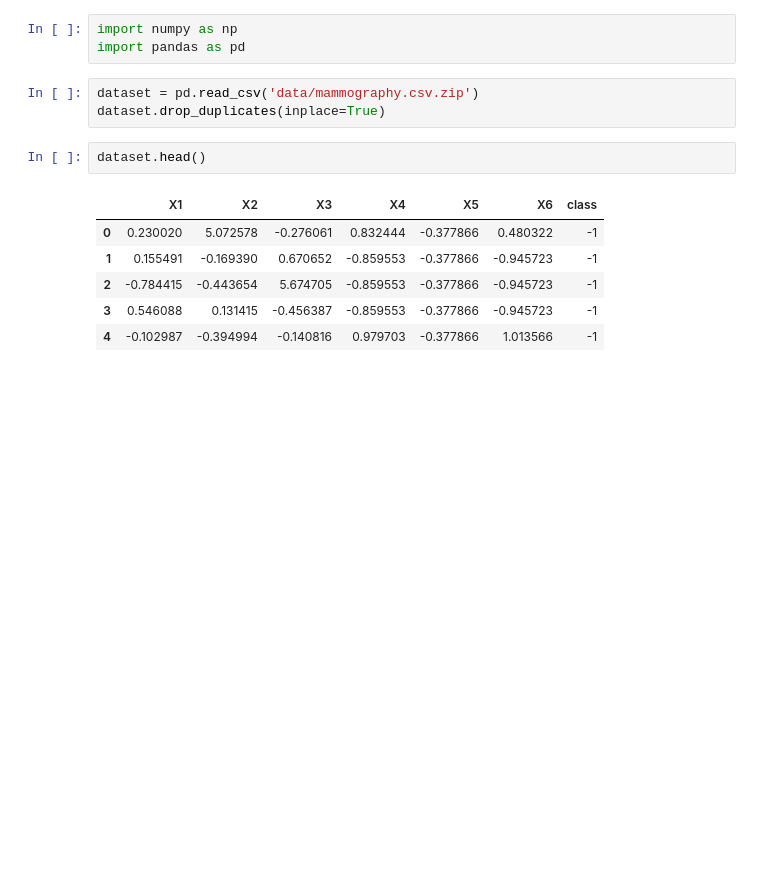
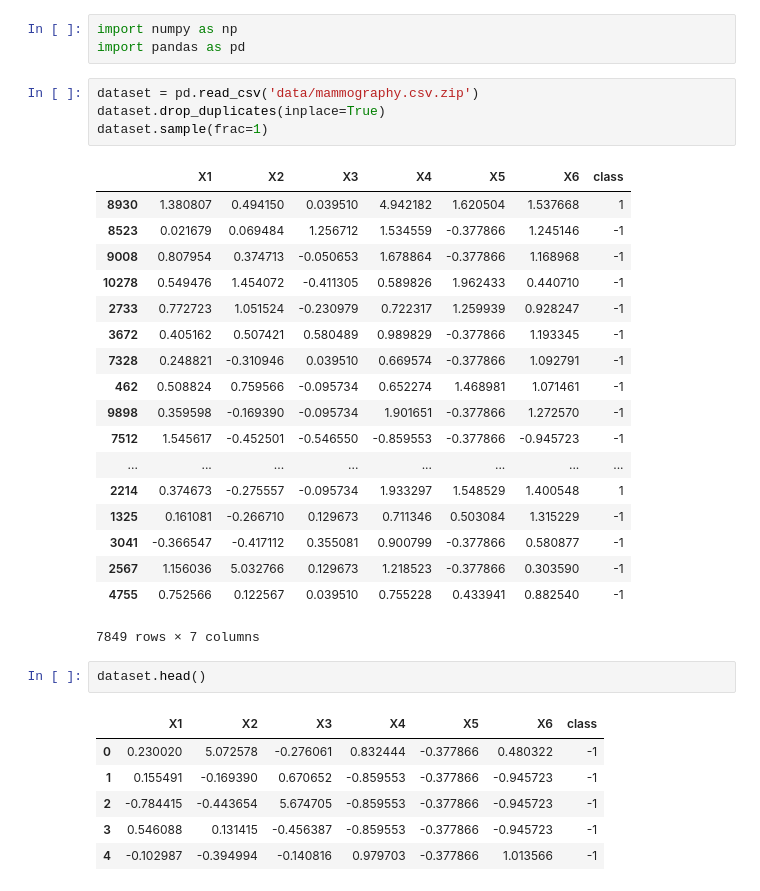
Before and after one commit to danisales/IF702-redes-neurais, a Jupyter notebook: oversampling.ipynb, the cells around one changed output. Cells and saved outputs as stored; diff of their text form; blank space fills up the shorter version.

```diff
--- a/oversampling.ipynb
+++ b/oversampling.ipynb
@@ -4,6 +4,26 @@ import pandas as pd
 # %%
 dataset = pd.read_csv('data/mammography.csv.zip')
 dataset.drop_duplicates(inplace=True)
+dataset.sample(frac=1)
+# %% [output]
+|  | X1 | X2 | X3 | X4 | X5 | X6 | class |
+| 8930 | 1.380807 | 0.494150 | 0.039510 | 4.942182 | 1.620504 | 1.537668 | 1 |
+| 8523 | 0.021679 | 0.069484 | 1.256712 | 1.534559 | -0.377866 | 1.245146 | -1 |
+| 9008 | 0.807954 | 0.374713 | -0.050653 | 1.678864 | -0.377866 | 1.168968 | -1 |
+| 10278 | 0.549476 | 1.454072 | -0.411305 | 0.589826 | 1.962433 | 0.440710 | -1 |
+| 2733 | 0.772723 | 1.051524 | -0.230979 | 0.722317 | 1.259939 | 0.928247 | -1 |
+| 3672 | 0.405162 | 0.507421 | 0.580489 | 0.989829 | -0.377866 | 1.193345 | -1 |
+| 7328 | 0.248821 | -0.310946 | 0.039510 | 0.669574 | -0.377866 | 1.092791 | -1 |
+| 462 | 0.508824 | 0.759566 | -0.095734 | 0.652274 | 1.468981 | 1.071461 | -1 |
+| 9898 | 0.359598 | -0.169390 | -0.095734 | 1.901651 | -0.377866 | 1.272570 | -1 |
+| 7512 | 1.545617 | -0.452501 | -0.546550 | -0.859553 | -0.377866 | -0.945723 | -1 |
+| ... | ... | ... | ... | ... | ... | ... | ... |
+| 2214 | 0.374673 | -0.275557 | -0.095734 | 1.933297 | 1.548529 | 1.400548 | 1 |
+| 1325 | 0.161081 | -0.266710 | 0.129673 | 0.711346 | 0.503084 | 1.315229 | -1 |
+| 3041 | -0.366547 | -0.417112 | 0.355081 | 0.900799 | -0.377866 | 0.580877 | -1 |
+| 2567 | 1.156036 | 5.032766 | 0.129673 | 1.218523 | -0.377866 | 0.303590 | -1 |
+| 4755 | 0.752566 | 0.122567 | 0.039510 | 0.755228 | 0.433941 | 0.882540 | -1 |
+7849 rows × 7 columns
 # %%
 dataset.head()
 # %% [output]
```
Also changed, not shown: parts of 6 cells of this notebook, 4 other files.
